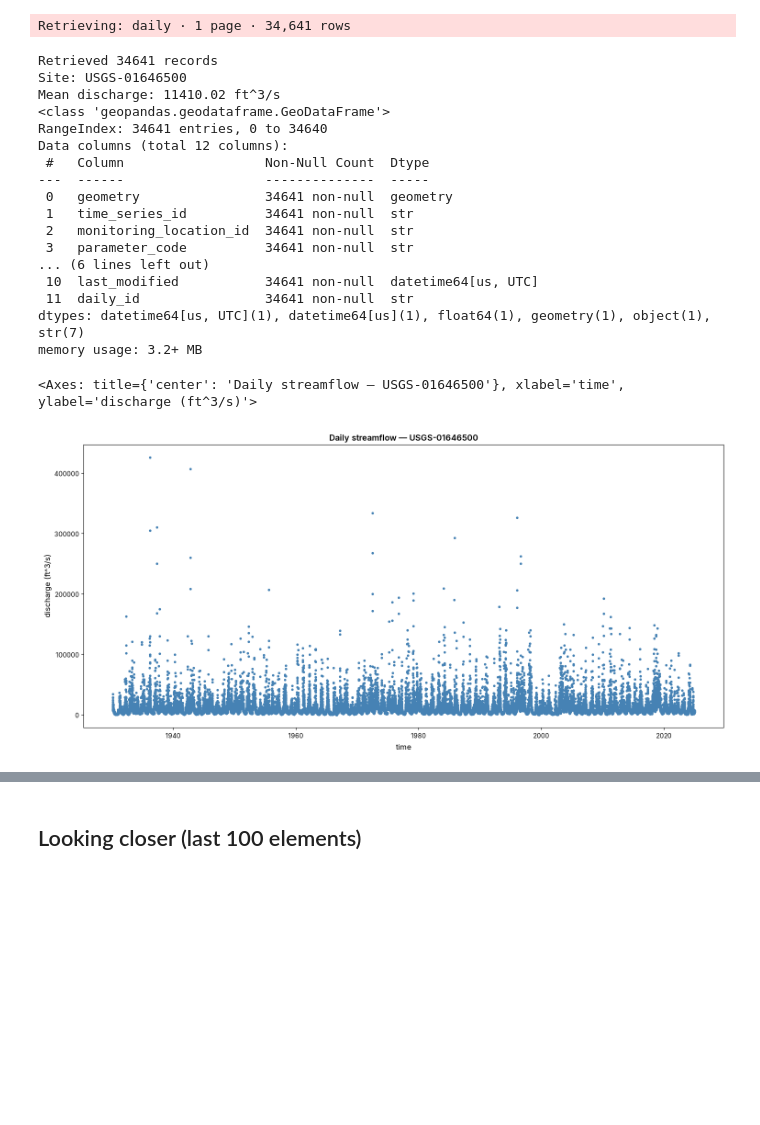
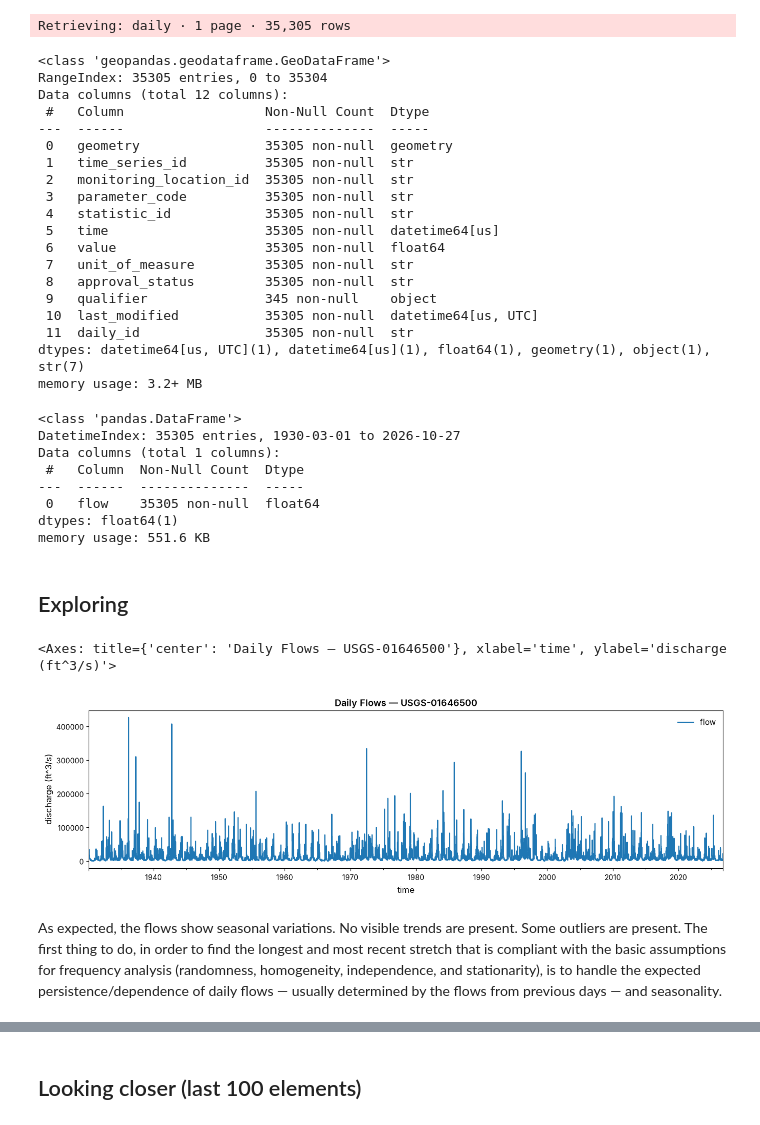
Before and after one commit to MCoelho222/time-series, a Jupyter notebook: example_notebooks/usgs.ipynb, the cells around one changed output, grey strips where cells are left out. Cells and saved outputs as stored; diff of their text form; code cells hidden in the pictures; blank space fills up the shorter version.

Commit message:
updating washington DC analysis

```diff
--- a/example_notebooks/usgs.ipynb
+++ b/example_notebooks/usgs.ipynb
@@ -14,40 +31,52 @@ from plotting import plot_rhis_evolution # Helper function to plot the represent
 df, metadata = waterdata.get_daily(
     monitoring_location_id="USGS-01646500",
     parameter_code="00060",  # Discharge
-    time="1925-01-01/2025-01-01",
+    time="1930-01-01/2026-10-28",
 )
 
-print(f"Retrieved {len(df)} records")
-print(f"Site: {df['monitoring_location_id'].iloc[0]}")
-print(f"Mean discharge: {df['value'].mean():.2f} {df['unit_of_measure'].iloc[0]}")
-
 df.info()
 # %% [output]
-Retrieving: daily · 1 page · 34,641 rows
+Retrieving: daily · 1 page · 35,305 rows
-Retrieved 34641 records
-Site: USGS-01646500
-Mean discharge: 11410.02 ft^3/s
 <class 'geopandas.geodataframe.GeoDataFrame'>
-RangeIndex: 34641 entries, 0 to 34640
+RangeIndex: 35305 entries, 0 to 35304
 Data columns (total 12 columns):
  #   Column                  Non-Null Count  Dtype
 ---  ------                  --------------  -----
- 0   geometry                34641 non-null  geometry
- 1   time_series_id          34641 non-null  str
- 2   monitoring_location_id  34641 non-null  str
- 3   parameter_code          34641 non-null  str
-... (6 lines left out)
- 10  last_modified           34641 non-null  datetime64[us, UTC]
- 11  daily_id                34641 non-null  str
+ 0   geometry                35305 non-null  geometry
+ 1   time_series_id          35305 non-null  str
+ 2   monitoring_location_id  35305 non-null  str
+ 3   parameter_code          35305 non-null  str
+ 4   statistic_id            35305 non-null  str
+ 5   time                    35305 non-null  datetime64[us]
+ 6   value                   35305 non-null  float64
+ 7   unit_of_measure         35305 non-null  str
+ 8   approval_status         35305 non-null  str
+ 9   qualifier               345 non-null    object
+ 10  last_modified           35305 non-null  datetime64[us, UTC]
+ 11  daily_id                35305 non-null  str
 dtypes: datetime64[us, UTC](1), datetime64[us](1), float64(1), geometry(1), object(1), str(7)
 memory usage: 3.2+ MB
+# %%
+df = df.set_index('time') # Set time as the dataframe index, so Rhis doesn't treat it as data to be analyzed
+target_df = df[['value']].rename(columns={'value': 'flow'}).copy()
+target_df.info()
+# %% [output]
+<class 'pandas.DataFrame'>
+DatetimeIndex: 35305 entries, 1930-03-01 to 2026-10-27
+Data columns (total 1 columns):
+ #   Column  Non-Null Count  Dtype
+---  ------  --------------  -----
+ 0   flow    35305 non-null  float64
+dtypes: float64(1)
+memory usage: 551.6 KB
+# %% [markdown]
+## Exploring
 # %%
-df.plot(
-    x="time", y="value", kind="scatter", s=8, color="steelblue",
-    figsize=(18, 8),
-    title="Daily streamflow — USGS-01646500",
+target_df.plot(
+    figsize=(16, 4),
+    title="Daily Flows — USGS-01646500",
     xlabel="time", ylabel="discharge (ft^3/s)",
 )
 # %% [output]
-<Axes: title={'center': 'Daily streamflow — USGS-01646500'}, xlabel='time', ylabel='discharge (ft^3/s)'>
+<Axes: title={'center': 'Daily Flows — USGS-01646500'}, xlabel='time', ylabel='discharge (ft^3/s)'>
-[figure, old version]
+[figure, new version]
@@ -56,0 +83,2 @@ df = df[['value']]
+# %% [markdown]
+As expected, the flows show seasonal variations. No visible trends are present. Some outliers are present. The first thing to do, in order to find the longest and most recent stretch that is compliant with the basic assumptions for frequency analysis (randomness, homogeneity, independence, and stationarity), is to handle the expected persistence/dependence of daily flows — usually determined by the flows from previous days — and seasonality.
```
Also changed, not shown: parts of 49 cells of this notebook, 1 other file.
